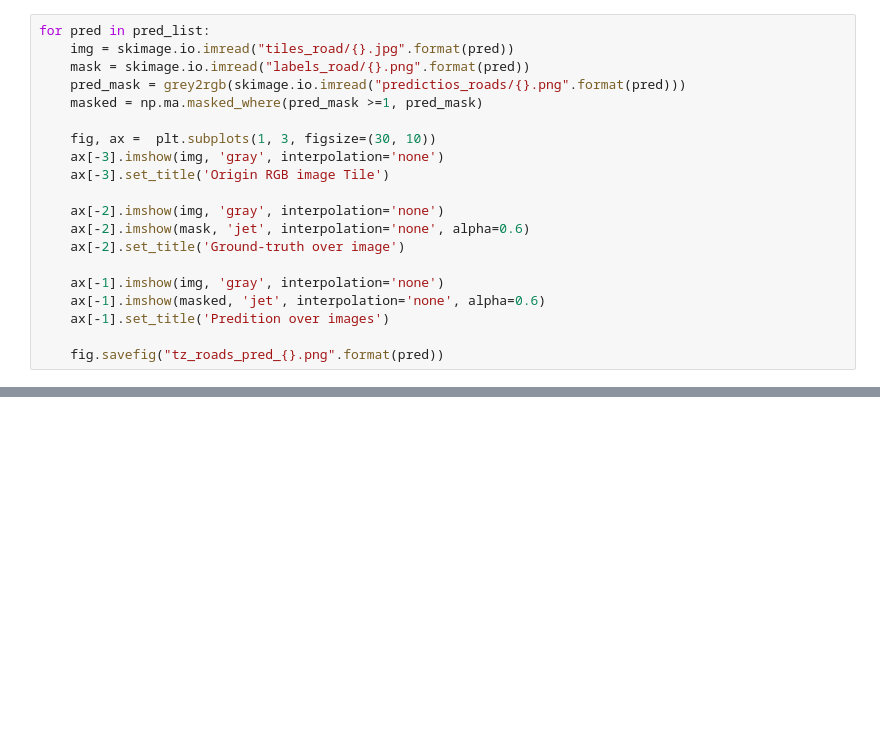
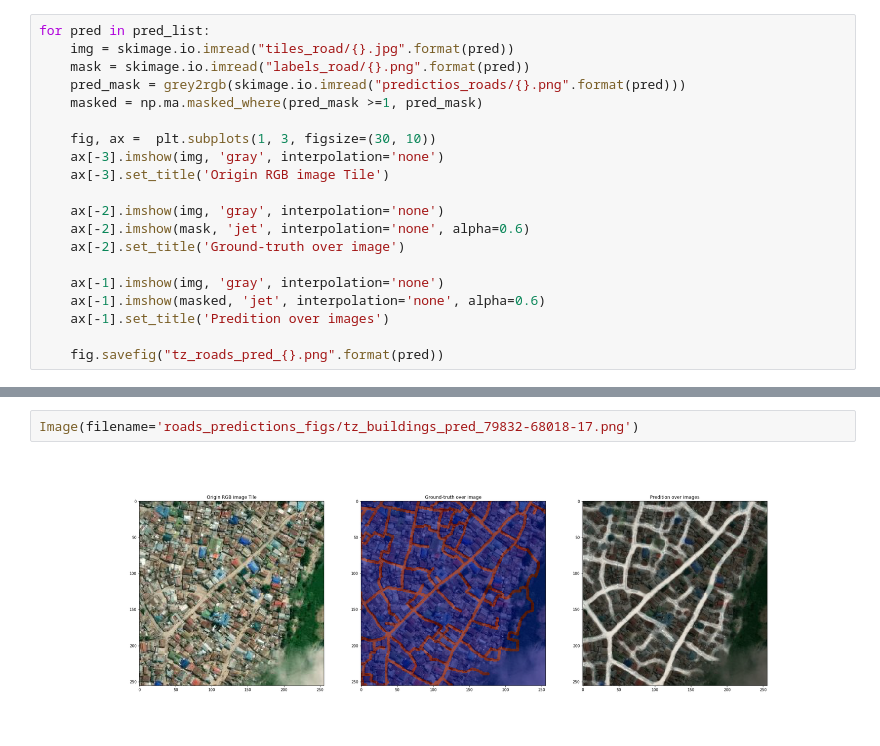
Before and after one commit to Geoyi/FOSS_4g_Pixel_decoder, a Jupyter notebook: Label-Maker_Pixel-Decoder.ipynb, the cells around one changed output, grey strips where cells are left out. Cells and saved outputs as stored; diff of their text form; blank space fills up the shorter version.

```diff
--- a/Label-Maker_Pixel-Decoder.ipynb
+++ b/Label-Maker_Pixel-Decoder.ipynb
@@ -110,0 +120,4 @@ for pred in pred_list:
+# %%
+Image(filename='roads_predictions_figs/tz_buildings_pred_79832-68018-17.png')
+# %% [output]
+[figure, added]
```
Also changed, not shown: parts of 4 cells of this notebook.
